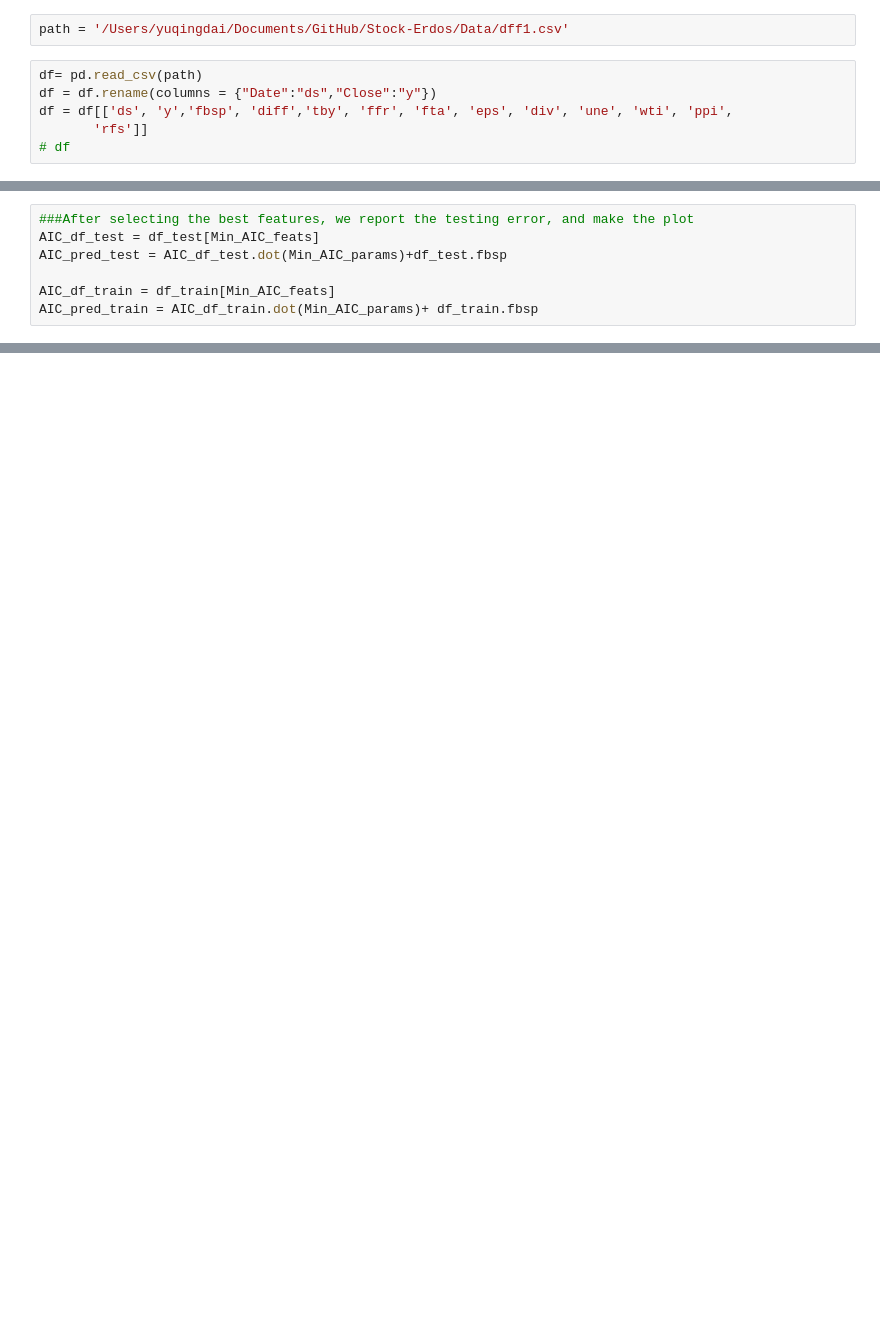
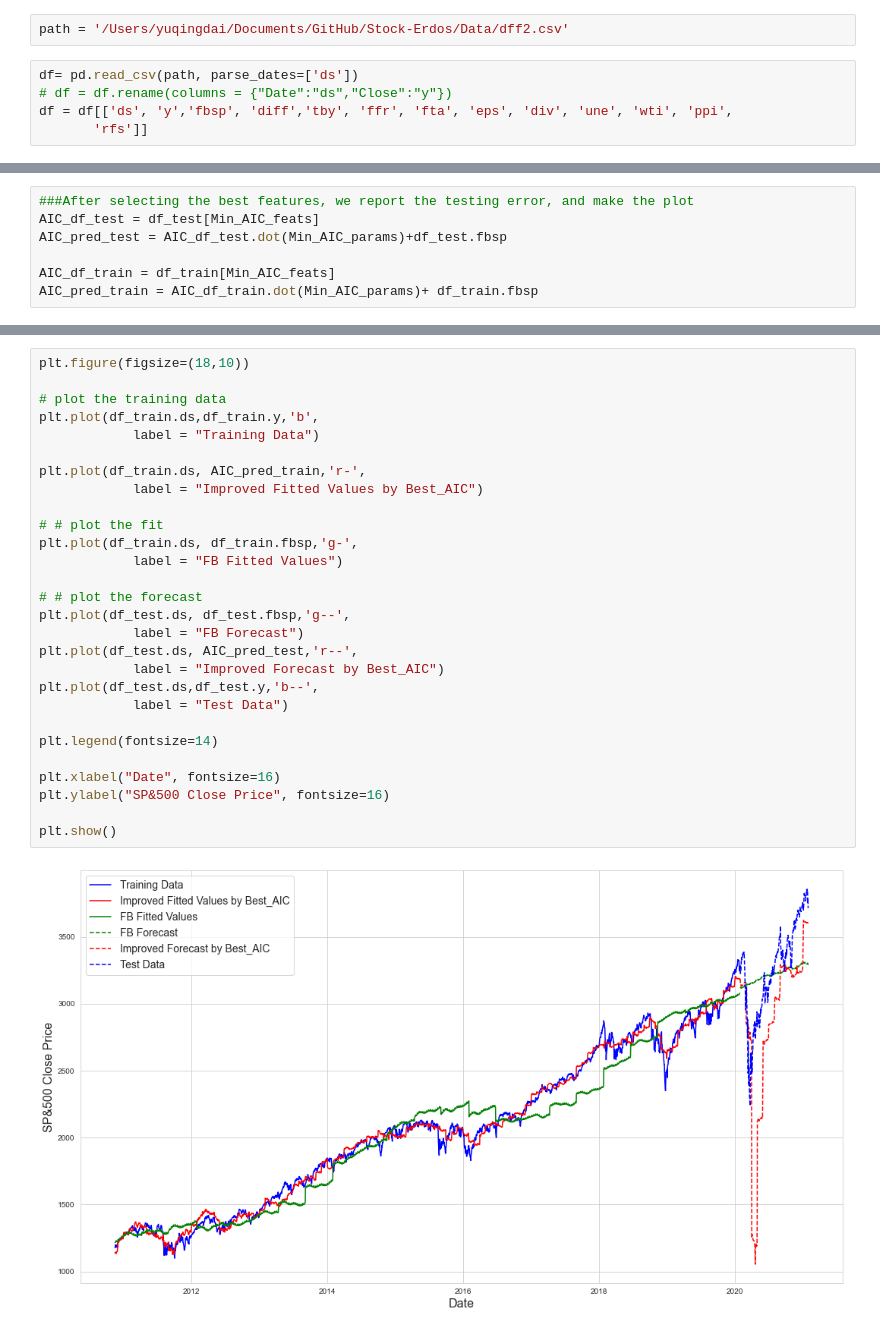
Before and after one commit to shelbycox/Stock-Erdos, a Jupyter notebook: scratch work/Yuqing-Data-Merge/Scenario2.ipynb, the cells around one changed output, grey strips where cells are left out. Saved outputs shown, nothing was run; the diff lists cells and outputs as text; blank space fills up the shorter version.

```diff
--- a/scratch work/Yuqing-Data-Merge/Scenario2.ipynb
+++ b/scratch work/Yuqing-Data-Merge/Scenario2.ipynb
@@ -9,13 +9,12 @@ import datetime as dt
 import seaborn as sns
 sns.set_style("whitegrid")
 # %%
-path = '/Users/yuqingdai/Documents/GitHub/Stock-Erdos/Data/dff1.csv'
+path = '/Users/yuqingdai/Documents/GitHub/Stock-Erdos/Data/dff2.csv'
 # %%
-df= pd.read_csv(path)
-df = df.rename(columns = {"Date":"ds","Close":"y"})
+df= pd.read_csv(path, parse_dates=['ds'])
+# df = df.rename(columns = {"Date":"ds","Close":"y"})
 df = df[['ds', 'y','fbsp', 'diff','tby', 'ffr', 'fta', 'eps', 'div', 'une', 'wti', 'ppi',
        'rfs']]
-# df
 # %%
 df['fbsp_tby'] = df['fbsp'] * df['tby']
 df['fbsp_ffr'] = df['fbsp'] * df['ffr']
@@ -134,3 +154,33 @@ print(mse_test,fb_mse_test)
+# %%
+plt.figure(figsize=(18,10))
+
+# plot the training data
+plt.plot(df_train.ds,df_train.y,'b',
+            label = "Training Data")
+
+plt.plot(df_train.ds, AIC_pred_train,'r-',
+            label = "Improved Fitted Values by Best_AIC")
+
+# # plot the fit
+plt.plot(df_train.ds, df_train.fbsp,'g-',
+            label = "FB Fitted Values")
+
+# # plot the forecast
+plt.plot(df_test.ds, df_test.fbsp,'g--',
+            label = "FB Forecast")
+plt.plot(df_test.ds, AIC_pred_test,'r--',
+            label = "Improved Forecast by Best_AIC")
+plt.plot(df_test.ds,df_test.y,'b--',
+            label = "Test Data")
+
+plt.legend(fontsize=14)
+
+plt.xlabel("Date", fontsize=16)
+plt.ylabel("SP&500 Close Price", fontsize=16)
+
+plt.show()
+# %% [output]
+[figure, added]
 # %%
 plt.figure(figsize=(13,6))
 plt.plot(df_test.y,label="true price")
```
Also changed, not shown: parts of 5 cells of this notebook.
